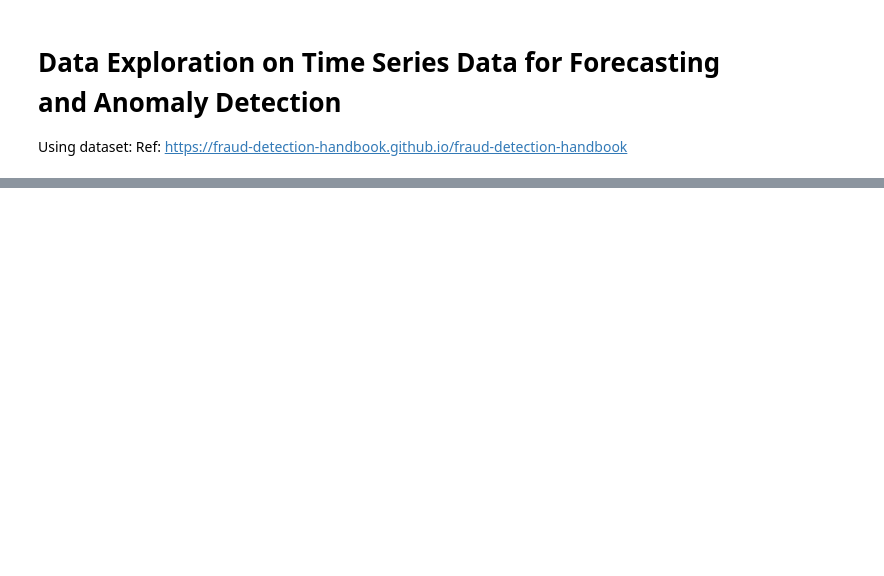
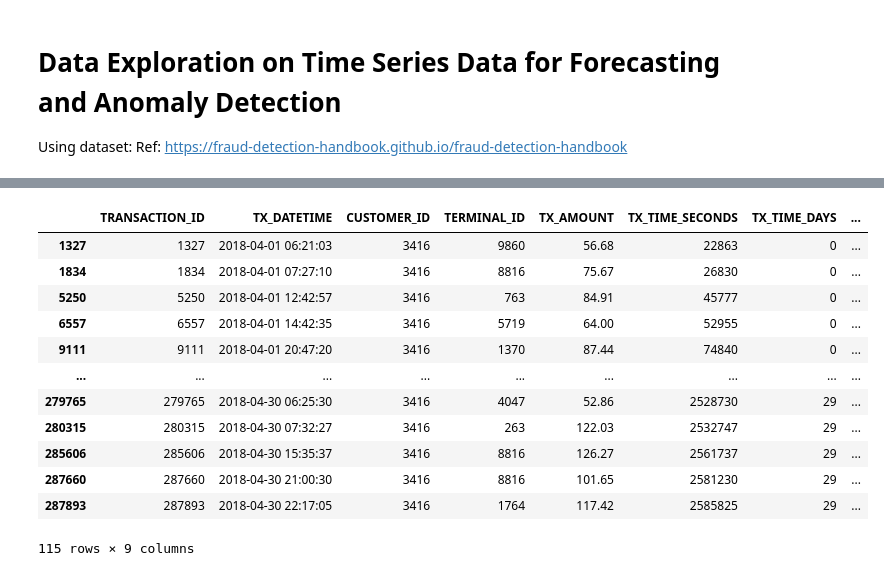
Before and after one commit to itsmariodias/anomaly-and-forecasting-project, a Jupyter notebook: data-exploration.ipynb, the cells around one changed output, grey strips where cells are left out. Saved outputs shown, nothing was run; the diff lists cells and outputs as text; code cells hidden in the pictures; blank space fills up the shorter version.

```diff
--- a/data-exploration.ipynb
+++ b/data-exploration.ipynb
@@ -66,0 +55,16 @@ train_data = data[data.timestamp < "2014-11-01 19:00:00"]
+# %%
+one_month_data[(one_month_data.CUSTOMER_ID == 3416)]
+# %% [output]
+|  | TRANSACTION_ID | TX_DATETIME | CUSTOMER_ID | TERMINAL_ID | TX_AMOUNT | TX_TIME_SECONDS | TX_TIME_DAYS | ... |
+| 1327 | 1327 | 2018-04-01 06:21:03 | 3416 | 9860 | 56.68 | 22863 | 0 | ... |
+| 1834 | 1834 | 2018-04-01 07:27:10 | 3416 | 8816 | 75.67 | 26830 | 0 | ... |
+| 5250 | 5250 | 2018-04-01 12:42:57 | 3416 | 763 | 84.91 | 45777 | 0 | ... |
+| 6557 | 6557 | 2018-04-01 14:42:35 | 3416 | 5719 | 64.00 | 52955 | 0 | ... |
+| 9111 | 9111 | 2018-04-01 20:47:20 | 3416 | 1370 | 87.44 | 74840 | 0 | ... |
+| ... | ... | ... | ... | ... | ... | ... | ... | ... |
+| 279765 | 279765 | 2018-04-30 06:25:30 | 3416 | 4047 | 52.86 | 2528730 | 29 | ... |
+| 280315 | 280315 | 2018-04-30 07:32:27 | 3416 | 263 | 122.03 | 2532747 | 29 | ... |
+| 285606 | 285606 | 2018-04-30 15:35:37 | 3416 | 8816 | 126.27 | 2561737 | 29 | ... |
+| 287660 | 287660 | 2018-04-30 21:00:30 | 3416 | 8816 | 101.65 | 2581230 | 29 | ... |
+| 287893 | 287893 | 2018-04-30 22:17:05 | 3416 | 1764 | 117.42 | 2585825 | 29 | ... |
+115 rows × 9 columns
```
Also changed, not shown: parts of 13 cells of this notebook.
